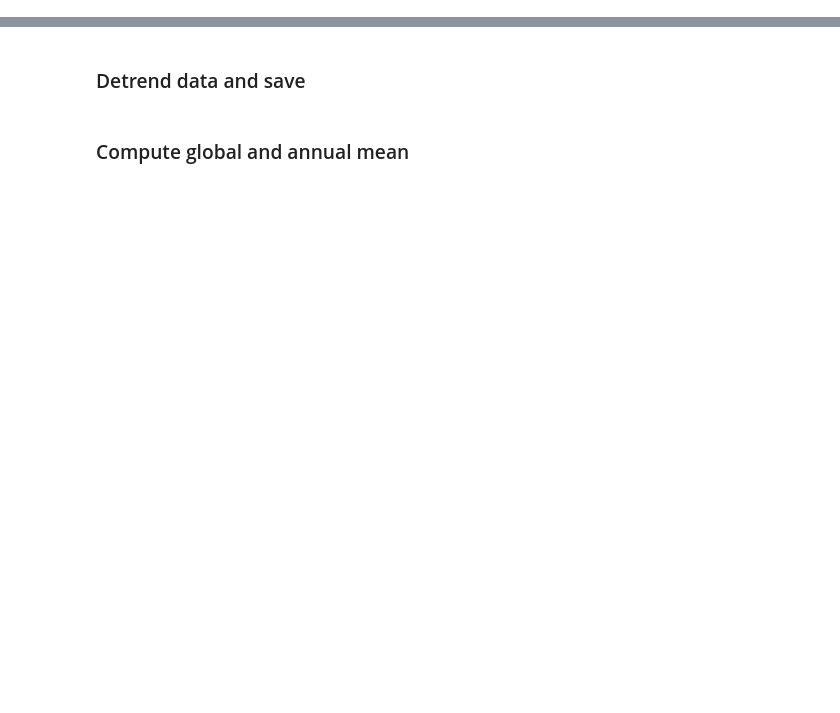
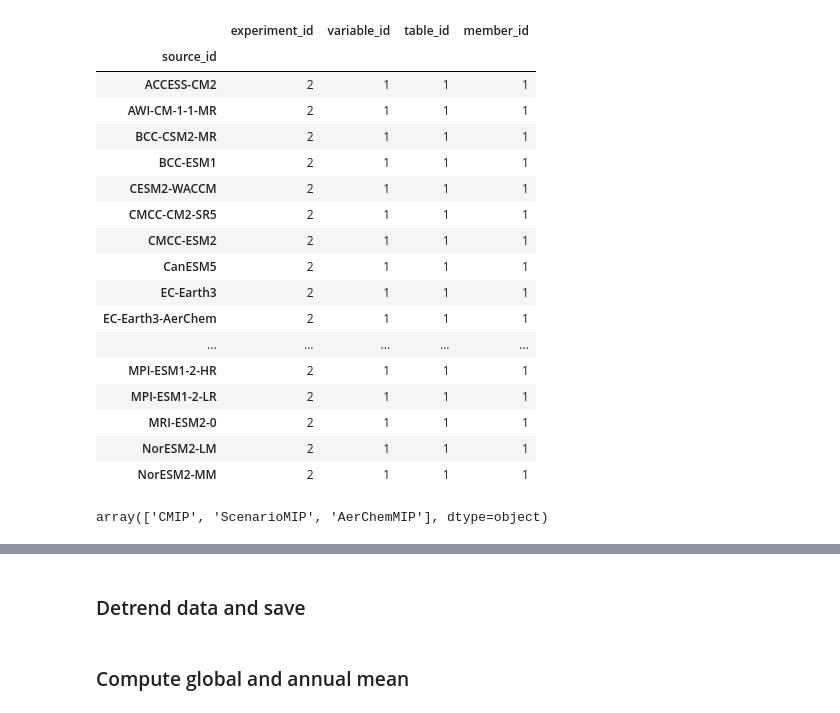
Before and after one commit to hrhampapura/moment_delta_mapping, a Jupyter notebook: notebooks/ncar_casper/01_cmip6_analysis.ipynb, the cells around one changed output, grey strips where cells are left out. Cells and saved outputs as stored; diff of their text form; code cells hidden in the pictures; blank space fills up the shorter version.

```diff
--- a/notebooks/ncar_casper/01_cmip6_analysis.ipynb
+++ b/notebooks/ncar_casper/01_cmip6_analysis.ipynb
@@ -21,9 +27,18 @@ ModuleNotFoundError: No module named 'gcsfs'
 # %%
-################################
-savefigs   = '/global/scratch/users/harsha/savefigs/Feb21/'
-cesm2_path = '/global/scratch/users/harsha/LENS/cesm2/tasmax/'
-cvals      = '/global/scratch/users/harsha/LENS/cesm2/cvals/detrended/'
-############
 pi_year  = 1865
 eoc_year = 2085
+#
+chic_lat  = 41.8781
+chic_lon  = (360-87.6298)%360
+ben_lat   = 12.9716
+ben_lon   = 77.5946
+#
+rda_scratch = '/gpfs/csfs1/collections/rda/scratch/harshah'
+rda_url     =  'https://data.rda.ucar.edu/'
+catalog_url = rda_url +  'harshah/intake_catalogs/osdf/cmip6-aws/cmip6-osdf-zarr.json'
+rda_data    = '/gpfs/csfs1/collections/rda/data/harshah/'
+#
+tmean_path  = rda_data + 'mdm_data/tmean/'
+tmax_path   = rda_data + 'mdm_data/tmax/'
+tmin_path   = rda_data + 'mdm_data/tmin/'
 # %%
@@ -74,5 +105,5 @@ def detrend_data(ds, central_year):
 
     return ds_detrended
 # %%
-col = intake.open_esm_datastore("https://storage.googleapis.com/cmip6/pangeo-cmip6.json")
+col = intake.open_esm_datastore(catalog_url)
 col
@@ -79,24 +125,47 @@ col
 # %%
-# 2. Search for maximum temperature for son 30
+# 2. Search for daily temperature
 expts = ['ssp370','historical']
+variable = ['tas'] #Other variables of interest: 'tasmax', 'tasmin'
 
-cat = col.search(
-    experiment_id=expts,
-    table_id='day',
-    variable_id='tasmax',
-    #grid_label='gn'
-)
+# cat = col.search(
+#     experiment_id=expts,
+#     table_id='day',
+#     variable_id= variable,
+#     activity_id='CMIP'
+#     #grid_label='gn'
+# )
 
 query = dict(
     experiment_id=expts,
     table_id='day',
-    variable_id=['tasmax'],
+    variable_id= variable,
     member_id = 'r1i1p1f1',
+    #activity_id = 'CMIP',
+
 )
 
 col_subset = col.search(require_all_on=["source_id"], **query)
 col_subset.df.groupby("source_id")[
     ["experiment_id", "variable_id", "table_id","member_id"]
 ].nunique()
+# %% [output]
+|  | experiment_id | variable_id | table_id | member_id |
+| source_id |  |  |  |  |
+| ACCESS-CM2 | 2 | 1 | 1 | 1 |
+| AWI-CM-1-1-MR | 2 | 1 | 1 | 1 |
+| BCC-CSM2-MR | 2 | 1 | 1 | 1 |
+| BCC-ESM1 | 2 | 1 | 1 | 1 |
+| CESM2-WACCM | 2 | 1 | 1 | 1 |
+| CMCC-CM2-SR5 | 2 | 1 | 1 | 1 |
+| CMCC-ESM2 | 2 | 1 | 1 | 1 |
+| CanESM5 | 2 | 1 | 1 | 1 |
+| EC-Earth3 | 2 | 1 | 1 | 1 |
+| EC-Earth3-AerChem | 2 | 1 | 1 | 1 |
+| ... | ... | ... | ... | ... |
+| MPI-ESM1-2-HR | 2 | 1 | 1 | 1 |
+| MPI-ESM1-2-LR | 2 | 1 | 1 | 1 |
+| MRI-ESM2-0 | 2 | 1 | 1 | 1 |
+| NorESM2-LM | 2 | 1 | 1 | 1 |
+| NorESM2-MM | 2 | 1 | 1 | 1 |
 # %%
 df = col_subset.df
@@ -105,2 +174,4 @@ print(model_counts)
 # %%
 df['activity_id'].unique()
+# %% [output]
+array(['CMIP', 'ScenarioMIP', 'AerChemMIP'], dtype=object)
```
Also changed, not shown: parts of 18 cells of this notebook, 1 other file.
